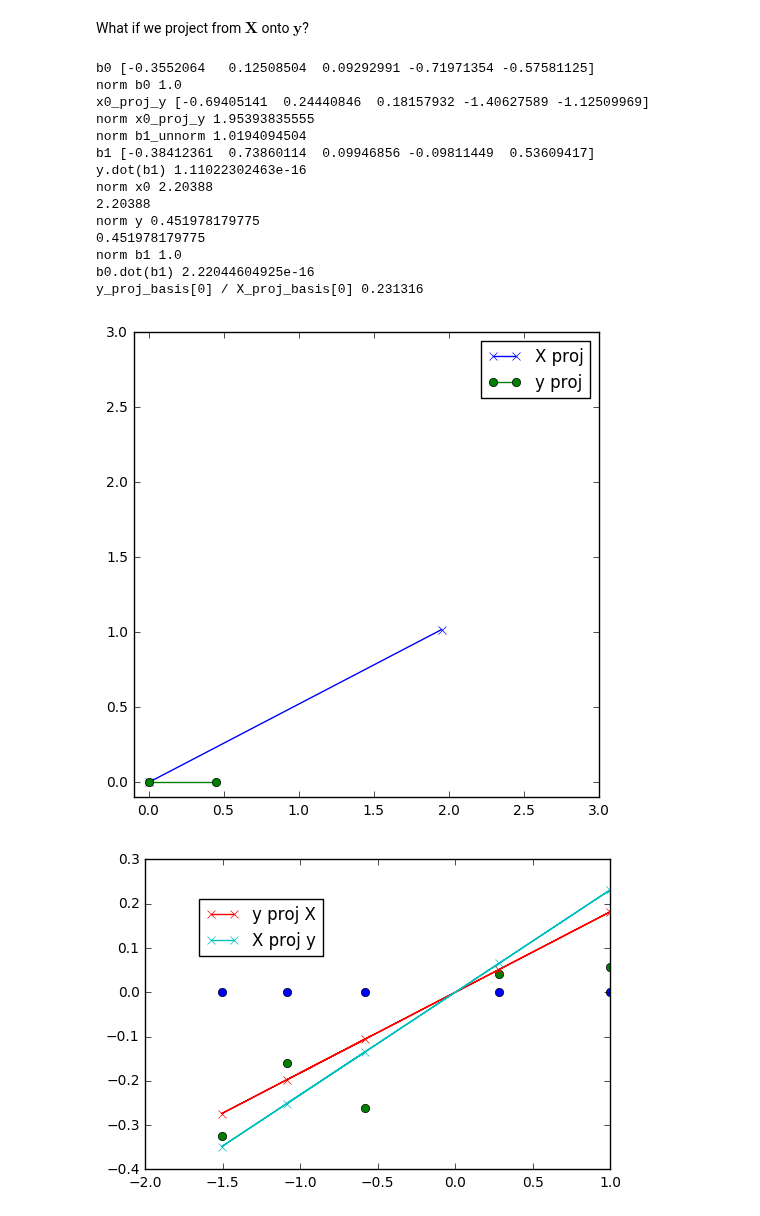
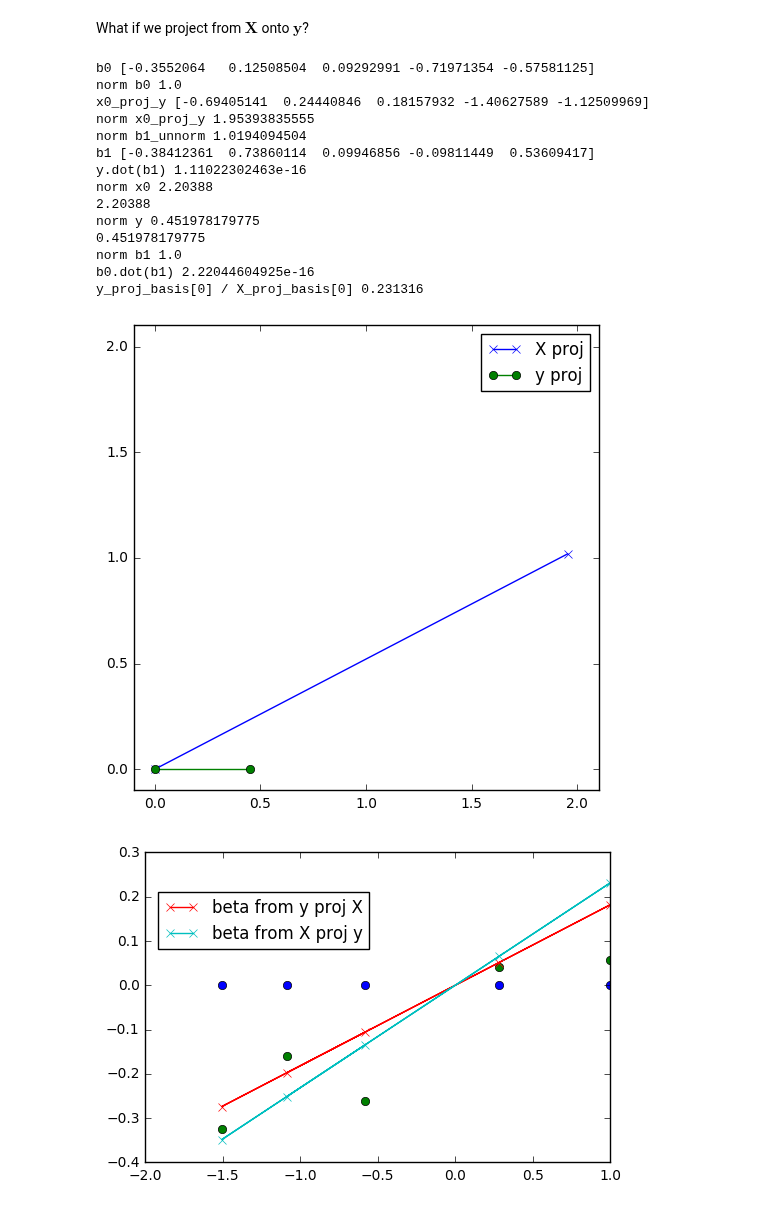
Before and after one commit to hughperkins/selfstudy-IBP, a Jupyter notebook: maths/wiki_linearleastsquares.ipynb, the cells around one changed output. Cells and saved outputs as stored; diff of their text form; code cells hidden in the pictures.

```diff
--- a/maths/wiki_linearleastsquares.ipynb
+++ b/maths/wiki_linearleastsquares.ipynb
@@ -513,43 +511,43 @@ def proj_ortho_basis(v, b0, b1):
     x = v.dot(b0)
     y = v.dot(b1)
     proj = np.array([x, y], dtype=np.float32)
     return proj
 
 X_proj_basis = proj_ortho_basis(X, b0, b1)
 y_proj_basis = proj_ortho_basis(y, b0, b1)
 # print('beta', beta)
-beta_rev = y_proj_basis[0] / X_proj_basis[0]
+beta_rev = np.array([y_proj_basis[0] / X_proj_basis[0]], dtype=np.float32)
 print('y_proj_basis[0] / X_proj_basis[0]', y_proj_basis[0] / X_proj_basis[0])
 
 plt.figure(figsize=(6, 6))
 mylib.plot_vector(X_proj_basis, formatstr='-x', label='X proj')
 mylib.plot_vector(y_proj_basis, formatstr='-o', label='y proj')
-plt.xlim(-0.1, 3)
-plt.ylim(-0.1, 3)
+plt.xlim(-0.1, 2.1)
+plt.ylim(-0.1, 2.1)
 plt.legend()
 plt.show()
 # %% [output]
 b0 [-0.3552064   0.12508504  0.09292991 -0.71971354 -0.57581125]
 norm b0 1.0
 x0_proj_y [-0.69405141  0.24440846  0.18157932 -1.40627589 -1.12509969]
 norm x0_proj_y 1.95393835555
 norm b1_unnorm 1.0194094504
 b1 [-0.38412361  0.73860114  0.09946856 -0.09811449  0.53609417]
 y.dot(b1) 1.11022302463e-16
 norm x0 2.20388
 2.20388
 norm y 0.451978179775
 0.451978179775
 norm b1 1.0
 b0.dot(b1) 2.22044604925e-16
 y_proj_basis[0] / X_proj_basis[0] 0.231316
-[figure, old version]
+[figure, new version]
 # %%
 plt.plot(X.reshape(N), np.zeros(N), 'o')
 plt.plot(X.reshape(N), y, 'o')
-plt.plot(X.reshape(N), X.dot(beta), 'x-', label='y proj X')
-plt.plot(X.reshape(N), X.dot(beta_rev), 'x-', label='X proj y')
+plt.plot(X.reshape(N), X.dot(beta), 'x-', label='beta from y proj X')
+plt.plot(X.reshape(N), X.dot(beta_rev), 'x-', label='beta from X proj y')
 plt.legend(bbox_to_anchor=(0.5, 0.9))
 plt.show()
 # %% [output]
-[figure, old version]
+[figure, new version]
```
Also changed, not shown: parts of 6 cells of this notebook.
